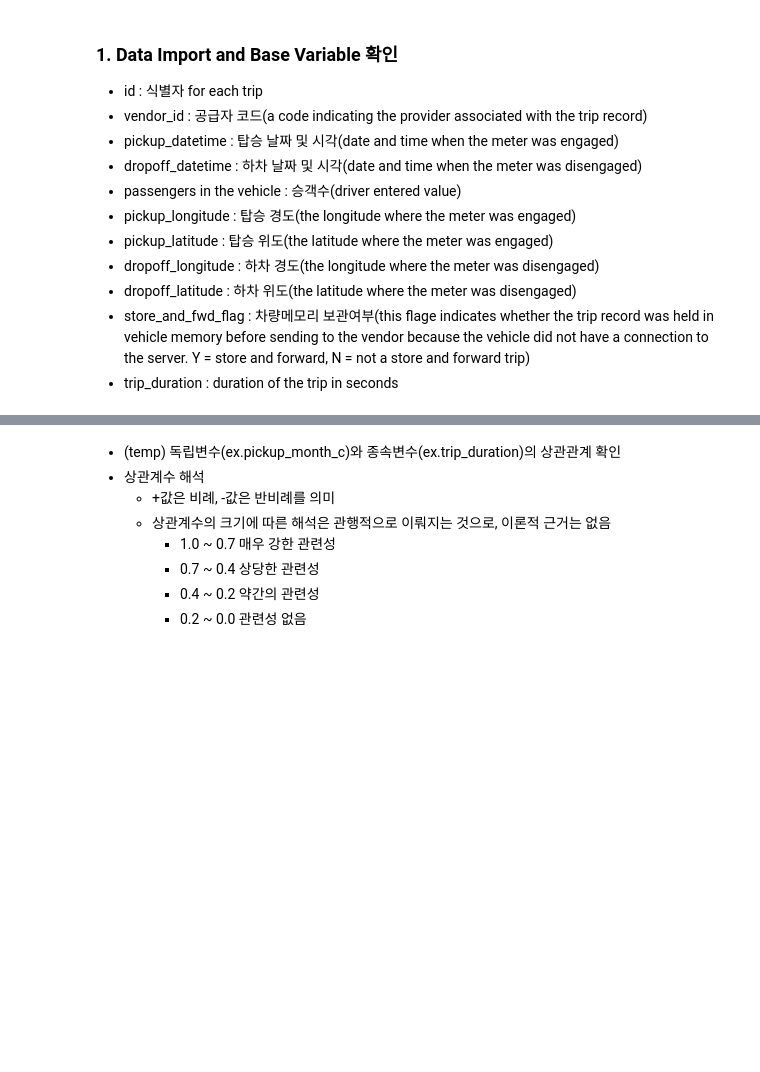
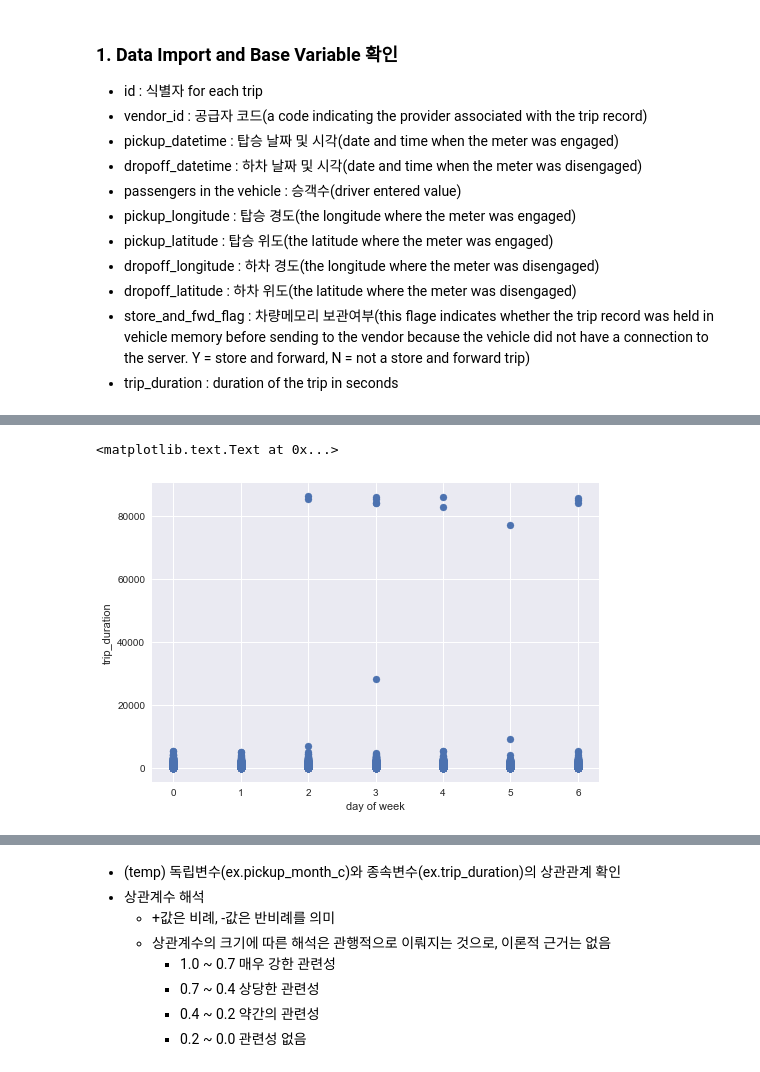
Before and after one commit to GIMINSU/nyc_taxi, a Jupyter notebook: nyc_taxi.ipynb, the cells around one changed output, grey strips where cells are left out. Cells and saved outputs as stored; diff of their text form; code cells hidden in the pictures; blank space fills up the shorter version.

```diff
--- a/nyc_taxi.ipynb
+++ b/nyc_taxi.ipynb
@@ -231 +269,5 @@ pickup_month
 dtype: int64
+# %%
+# 그래프 그릴 때는 data가 너무 커서 sampling함
+# sampleing(rawdata 10%, observation 약 7만개)
+taxi_df = taxi_df.sample(frac = 0.1, replace = False, random_state = 0)
@@ -231,0 +307,5 @@ dtype: int64
+# %%
+import matplotlib.pyplot as plt
+import seaborn as sns
+sns.set()
+sns.set_color_codes()
@@ -231,0 +315,7 @@ dtype: int64
+# %%
+plt.scatter(taxi_df.wday, taxi_df.trip_duration)
+plt.xlabel("day of week")
+plt.ylabel("trip_duration")
+# %% [output]
+<matplotlib.text.Text at 0x...>
+[figure, added]
```
Also changed, not shown: parts of 71 cells of this notebook.
